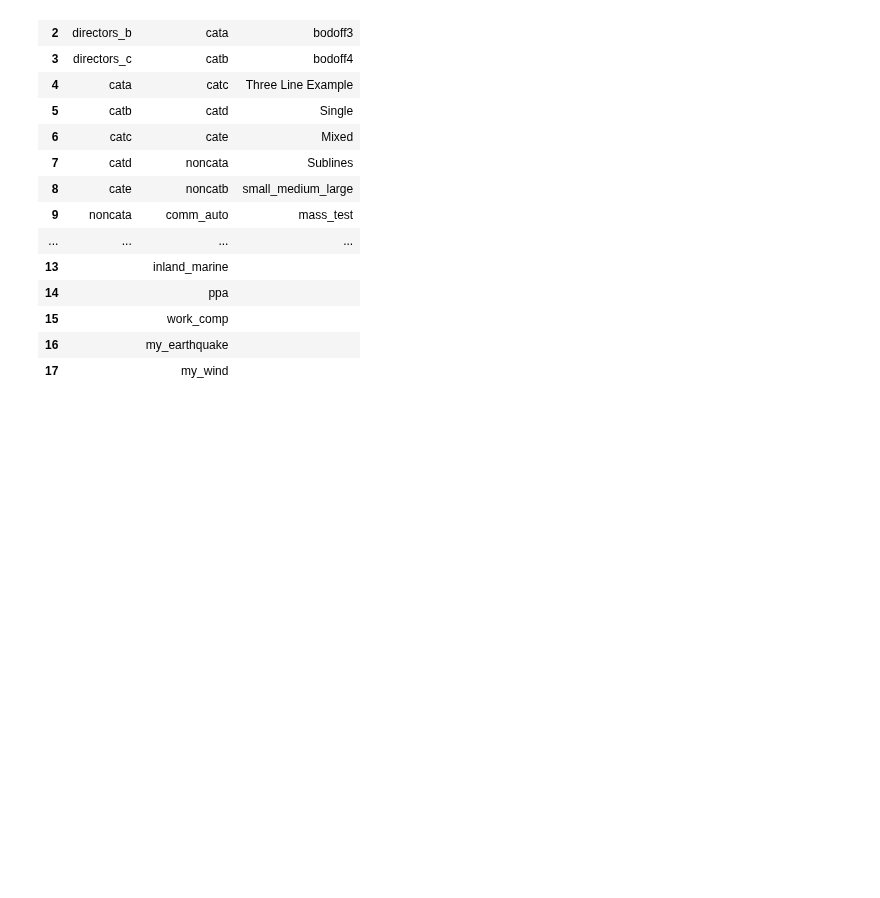
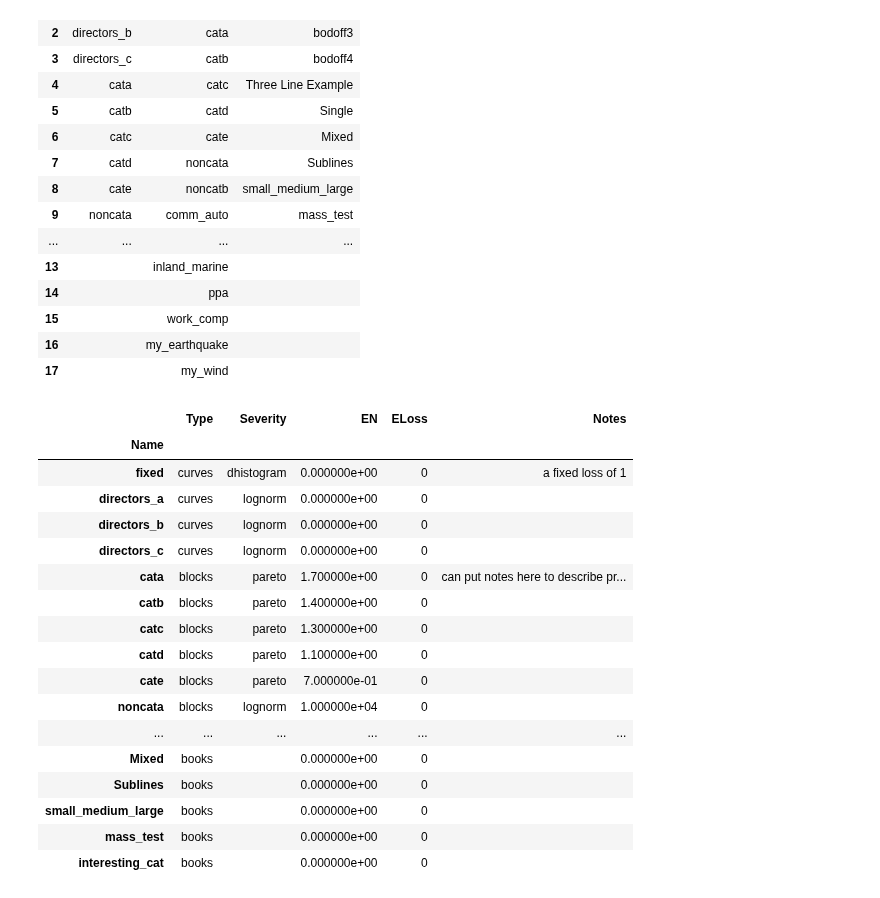
Before and after one commit to mynl/aggregate, a Jupyter notebook: examples/basic_examples.ipynb, the cells around one changed output. Cells and saved outputs as stored; diff of their text form; code cells hidden in the pictures; blank space fills up the shorter version.

```diff
--- a/examples/basic_examples.ipynb
+++ b/examples/basic_examples.ipynb
@@ -46,3 +44,24 @@ uw.list()
 | 15 |  | work_comp |  |
 | 16 |  | my_earthquake |  |
 | 17 |  | my_wind |  |
+# %%
+uw.describe()
+# %% [output]
+|  | Type | Severity | EN | ELoss | Notes |
+| Name |  |  |  |  |  |
+| fixed | curves | dhistogram | 0.000000e+00 | 0 | a fixed loss of 1 |
+| directors_a | curves | lognorm | 0.000000e+00 | 0 |  |
+| directors_b | curves | lognorm | 0.000000e+00 | 0 |  |
+| directors_c | curves | lognorm | 0.000000e+00 | 0 |  |
+| cata | blocks | pareto | 1.700000e+00 | 0 | can put notes here to describe pr... |
+| catb | blocks | pareto | 1.400000e+00 | 0 |  |
+| catc | blocks | pareto | 1.300000e+00 | 0 |  |
+| catd | blocks | pareto | 1.100000e+00 | 0 |  |
+| cate | blocks | pareto | 7.000000e-01 | 0 |  |
+| noncata | blocks | lognorm | 1.000000e+04 | 0 |  |
+| ... | ... | ... | ... | ... | ... |
+| Mixed | books |  | 0.000000e+00 | 0 |  |
+| Sublines | books |  | 0.000000e+00 | 0 |  |
+| small_medium_large | books |  | 0.000000e+00 | 0 |  |
+| mass_test | books |  | 0.000000e+00 | 0 |  |
+| interesting_cat | books |  | 0.000000e+00 | 0 |  |
```
Also changed, not shown: parts of 27 cells of this notebook, 9 other files.
